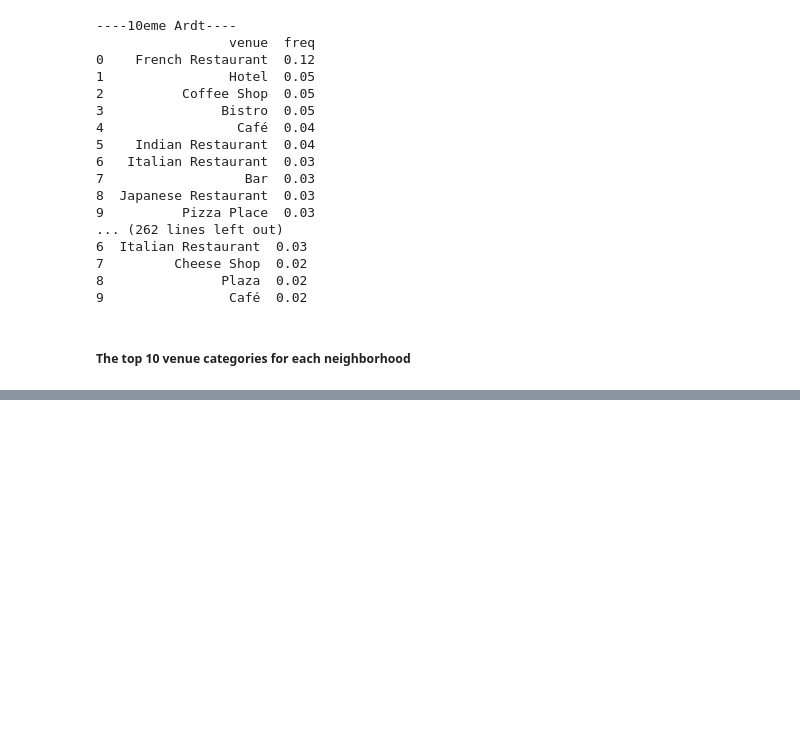
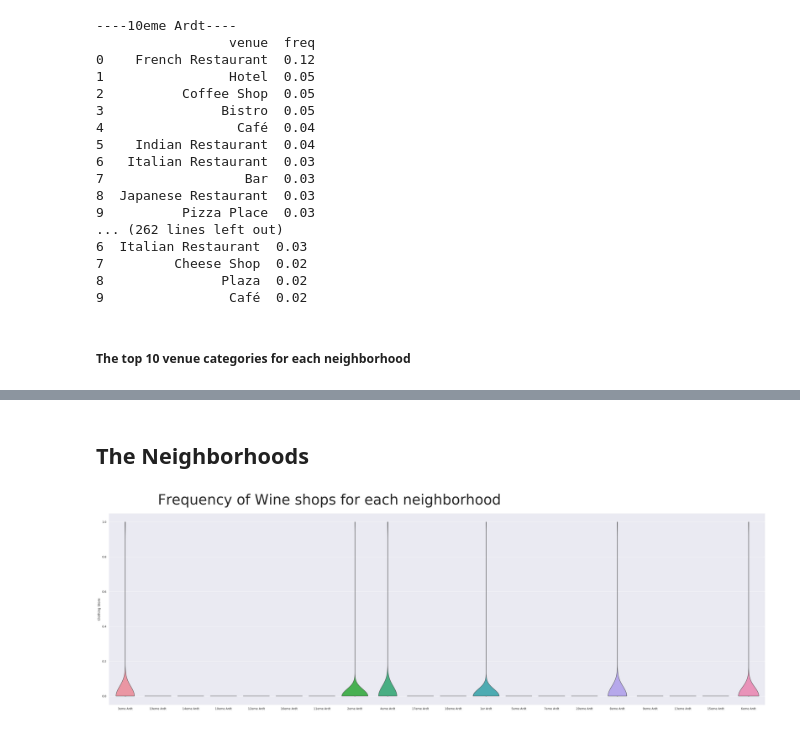
Before and after one commit to olaniyisinet/Coursera_Capstone, a Jupyter notebook: Capstone Project-Battle of Neighborhoods.ipynb, the cells around one changed output, grey strips where cells are left out. Saved outputs shown, nothing was run; the diff lists cells and outputs as text; code cells hidden in the pictures; blank space fills up the shorter version.

```diff
--- a/Capstone Project-Battle of Neighborhoods.ipynb
+++ b/Capstone Project-Battle of Neighborhoods.ipynb
@@ -619,0 +648,17 @@ paris_venues_sorted.head(20)
+# %% [markdown]
+## The Neighborhoods
+# %%
+import seaborn as sns
+
+fig = plt.figure(figsize=(50,15))
+sns.set(font_scale=1.1)
+
+ax = plt.subplot(1,1,1)
+sns.violinplot(x="Neighborhood", y="Clothing Store", data=paris_onehot, cut=0);
+plt.xlabel("")
+
+ax.text(1.0, 1.1, 'Frequency of Wine shops for each neighborhood', fontsize=60)
+plt.savefig ("Distribution_Frequency_Clothing_Venues.png", dpi=240)
+plt.show()
+# %% [output]
+[figure, added]
```
Also changed, not shown: parts of 2 cells of this notebook.
